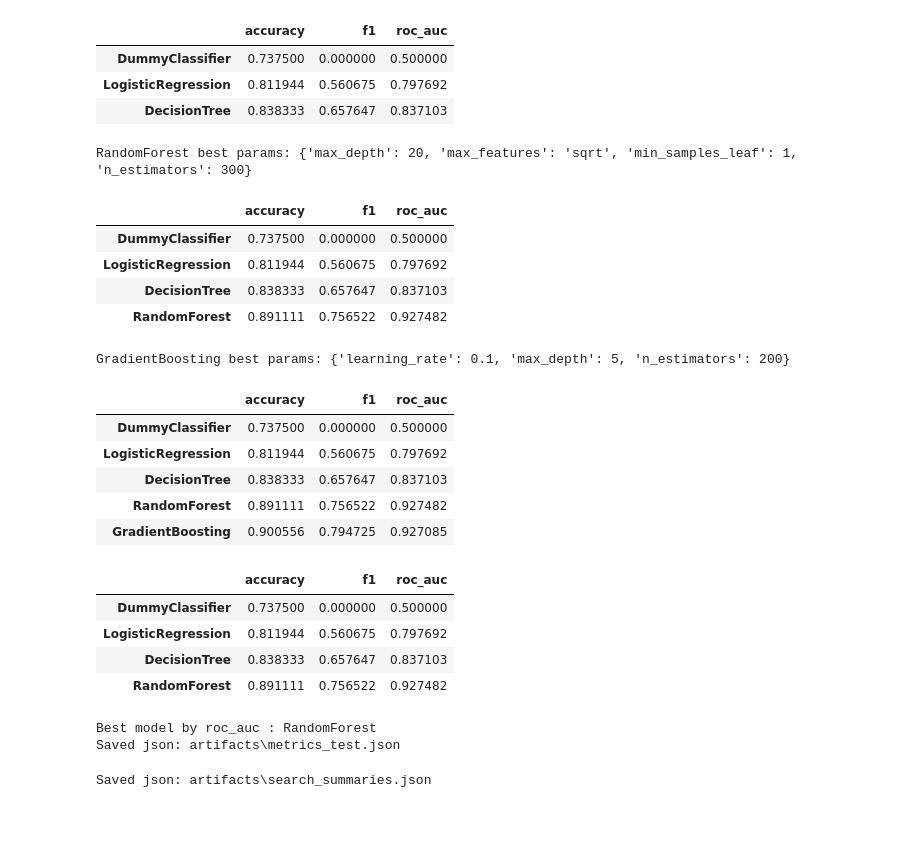
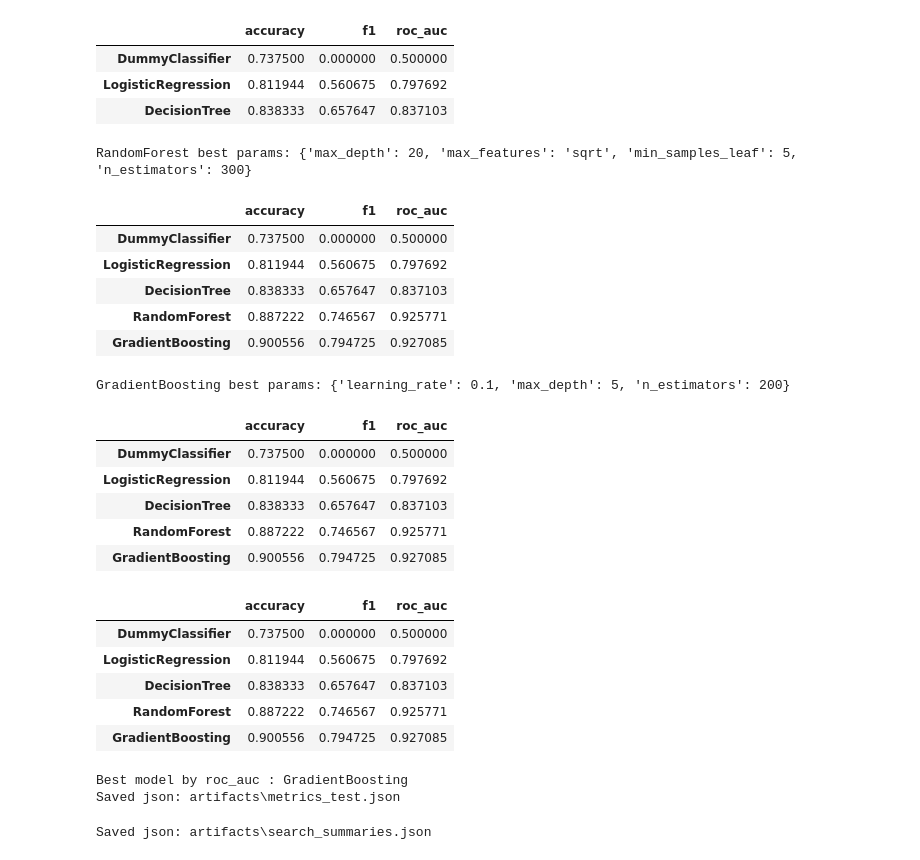
Before and after one commit to olyamyalina/Myalina_Olya_AI, a Jupyter notebook: homeworks/HW06/HW06.ipynb, the cells around one changed output. Saved outputs shown, nothing was run; the diff lists cells and outputs as text; code cells hidden in the pictures; blank space fills up the shorter version.

```diff
--- a/homeworks/HW06/HW06.ipynb
+++ b/homeworks/HW06/HW06.ipynb
@@ -199,35 +199,36 @@ DecisionTree best params: {'max_depth': 10, 'min_samples_leaf': 10}
 # %%
 rf = RandomForestClassifier(random_state=RANDOM_STATE, n_jobs=-1)
 
 param_grid_rf = {
     "n_estimators": [100, 300],
     "max_depth": [10, 20],
-    "min_samples_leaf": [1, 3, 5],
+    "min_samples_leaf": [5, 10],
     "max_features": ["sqrt", 0.5]
 }
 
 grid_rf = GridSearchCV(rf, param_grid_rf, cv=CV, scoring="roc_auc" if len(np.unique(y))==2 else "f1_macro", n_jobs=-1)
 grid_rf.fit(X_train, y_train)
 
 best_rf = grid_rf.best_estimator_
 y_rf_pred = best_rf.predict(X_test)
 y_rf_proba = best_rf.predict_proba(X_test)[:, 1] if hasattr(best_rf, "predict_proba") else None
 
 results["RandomForest"] = compute_metrics(y_test, y_rf_pred, y_rf_proba)
 search_summaries["RandomForest"] = {
     "best_params": grid_rf.best_params_,
     "best_score": float(grid_rf.best_score_)
 }
 
 print("RandomForest best params:", grid_rf.best_params_)
 pd.DataFrame(results).T
 # %% [output]
-RandomForest best params: {'max_depth': 20, 'max_features': 'sqrt', 'min_samples_leaf': 1, 'n_estimators': 300}
+RandomForest best params: {'max_depth': 20, 'max_features': 'sqrt', 'min_samples_leaf': 5, 'n_estimators': 300}
 |  | accuracy | f1 | roc_auc |
 | DummyClassifier | 0.737500 | 0.000000 | 0.500000 |
 | LogisticRegression | 0.811944 | 0.560675 | 0.797692 |
 | DecisionTree | 0.838333 | 0.657647 | 0.837103 |
-| RandomForest | 0.891111 | 0.756522 | 0.927482 |
+| RandomForest | 0.887222 | 0.746567 | 0.925771 |
+| GradientBoosting | 0.900556 | 0.794725 | 0.927085 |
 # %%
 gb = GradientBoostingClassifier(random_state=RANDOM_STATE)
 
@@ -258,7 +259,7 @@ GradientBoosting best params: {'learning_rate': 0.1, 'max_depth': 5, 'n_estimato
 | DummyClassifier | 0.737500 | 0.000000 | 0.500000 |
 | LogisticRegression | 0.811944 | 0.560675 | 0.797692 |
 | DecisionTree | 0.838333 | 0.657647 | 0.837103 |
-| RandomForest | 0.891111 | 0.756522 | 0.927482 |
+| RandomForest | 0.887222 | 0.746567 | 0.925771 |
 | GradientBoosting | 0.900556 | 0.794725 | 0.927085 |
 # %%
 results_df = pd.DataFrame(results).T
@@ -283,8 +284,9 @@ save_json(metrics_test, "metrics_test.json")
 | DummyClassifier | 0.737500 | 0.000000 | 0.500000 |
 | LogisticRegression | 0.811944 | 0.560675 | 0.797692 |
 | DecisionTree | 0.838333 | 0.657647 | 0.837103 |
-| RandomForest | 0.891111 | 0.756522 | 0.927482 |
+| RandomForest | 0.887222 | 0.746567 | 0.925771 |
+| GradientBoosting | 0.900556 | 0.794725 | 0.927085 |
-Best model by roc_auc : RandomForest
+Best model by roc_auc : GradientBoosting
 Saved json: artifacts\metrics_test.json
 # %%
 save_json(search_summaries, "search_summaries.json")
```
Also changed, not shown: 8 other files.
